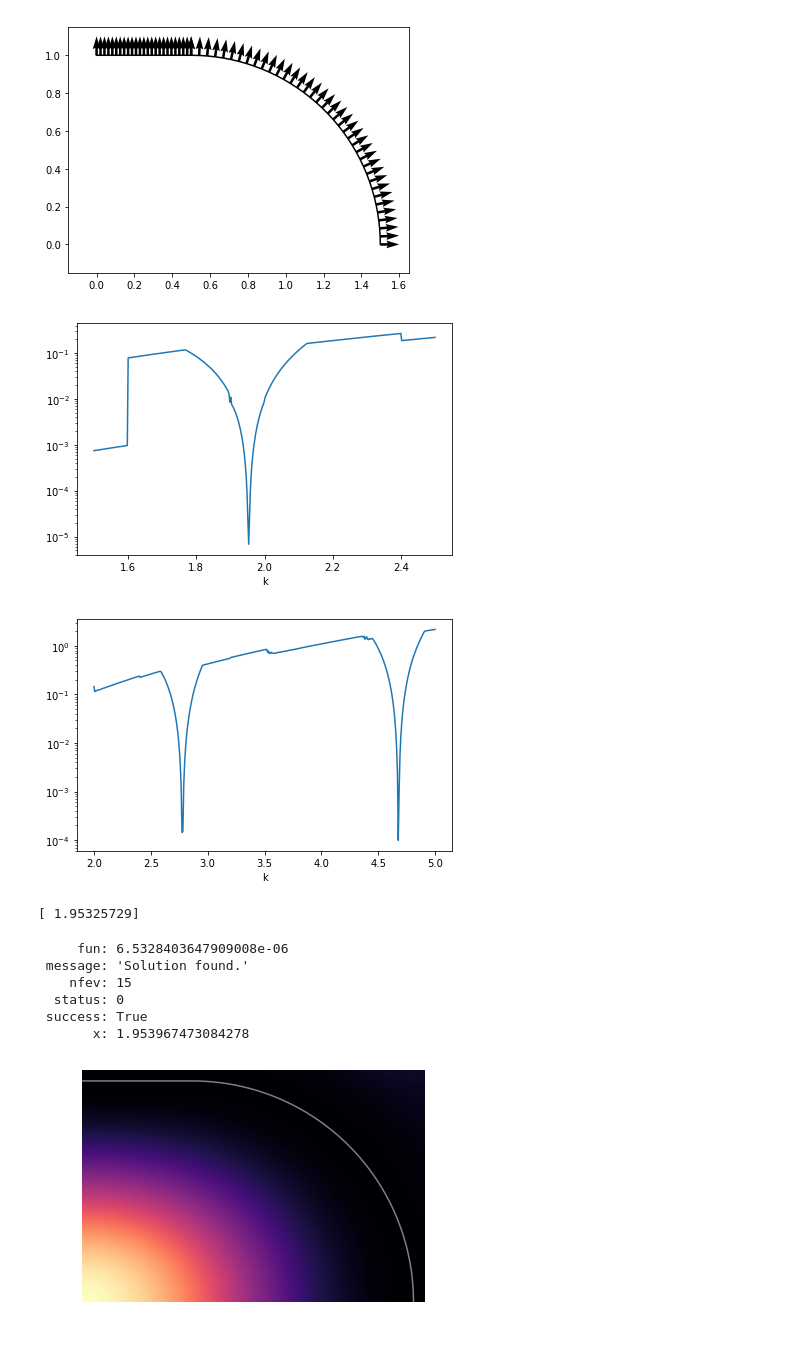
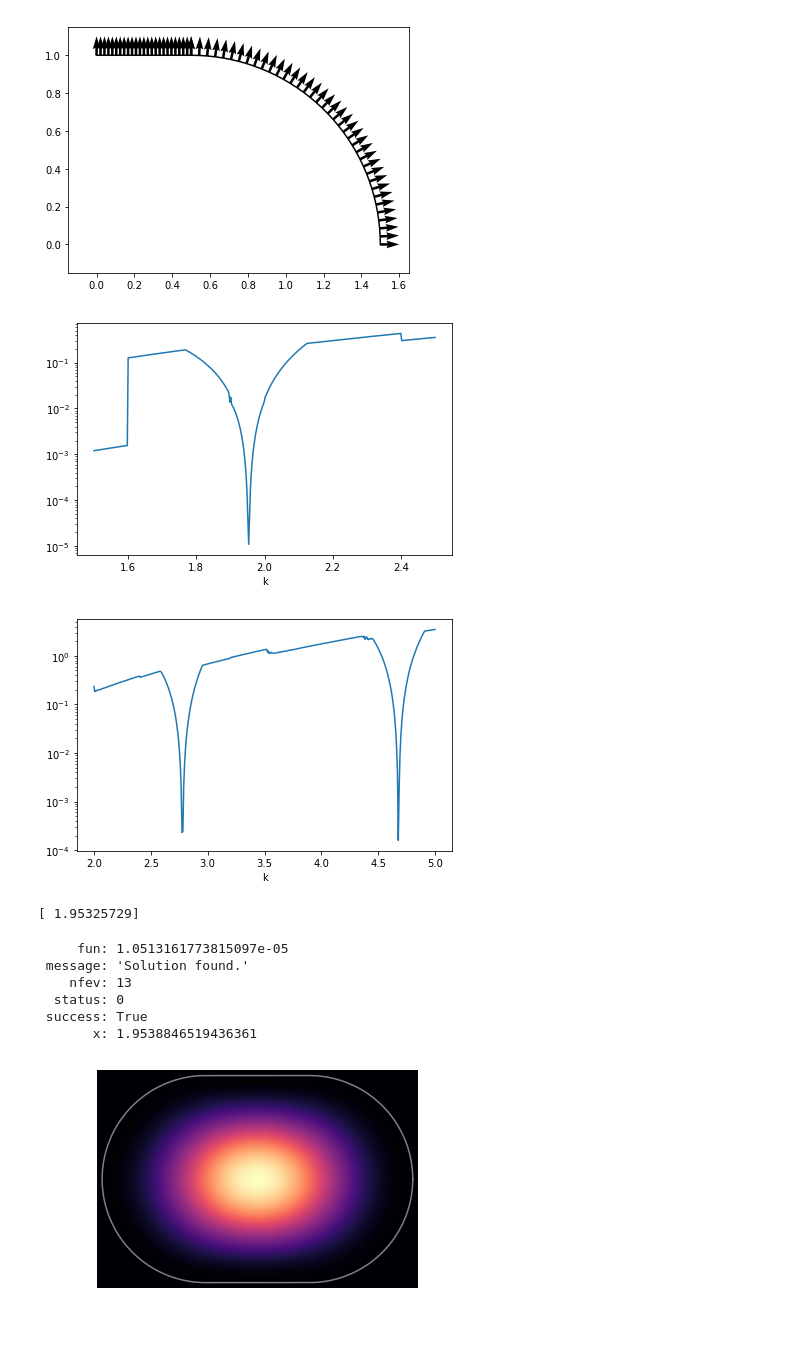
Before and after one commit to benokit/quantum-billiards, a Jupyter notebook: Quantum billiard test stadium.ipynb, the cells around one changed output. Drawn from its saved outputs; the diff is of its cells as text; code cells hidden in the pictures.

```diff
--- a/Quantum billiard test stadium.ipynb
+++ b/Quantum billiard test stadium.ipynb
@@ -50,7 +51,7 @@ params_2 = {"angle" : np.pi/2, "x0" : eps}
 circle = cv.curve(circle_r, circle_n, circle_arc, **params_2)
 
 curves = [circle, line]
-area = 0.5 * np.pi + eps
+area = 0.25 * np.pi + eps
 dens = [10 for i in curves]
 dens[1] =20
 stadiumBilliard = bc.billiard_quarter(curves, area, point_densities= dens)
@@ -63,14 +64,14 @@ k2 = 2.50
 sym = 0
 stadiumBilliard.plot_tension( k1, k2, sym, N = 200, grid = 400)
 # %% [output]
-[figure, old version]
+[figure, new version]
 # %%
 k1 = 2.0
 k2 = 5.0
 sym = 2
 stadiumBilliard.plot_tension( k1, k2, sym, N = 200, grid = 400)
 # %% [output]
-[figure, old version]
+[figure, new version]
 # %%
 k0 = 1.9
 dk = 0.1
@@ -83,19 +84,19 @@ print(VSresult)
 # %%
 k0 = 1.9
 dk = 0.1
 N = 400
 sym = 0
 PWDresult = stadiumBilliard.PWD_eigenvalue(N, k0, dk, sym)
 print(PWDresult)
-stadiumBilliard.plot_probability( PWDresult.x, sym)
+stadiumBilliard.plot_probability( PWDresult.x, sym, plot_full=True)
 # %% [output]
-     fun: 6.5328403647909008e-06
+     fun: 1.0513161773815097e-05
  message: 'Solution found.'
-    nfev: 15
+    nfev: 13
   status: 0
  success: True
-       x: 1.953967473084278
+       x: 1.9538846519436361
-[figure, old version]
+[figure, new version]
 # %%
 k0 = 3.4
 dk = 0.1
```
Also changed, not shown: parts of 14 cells of this notebook, 5 other files.
